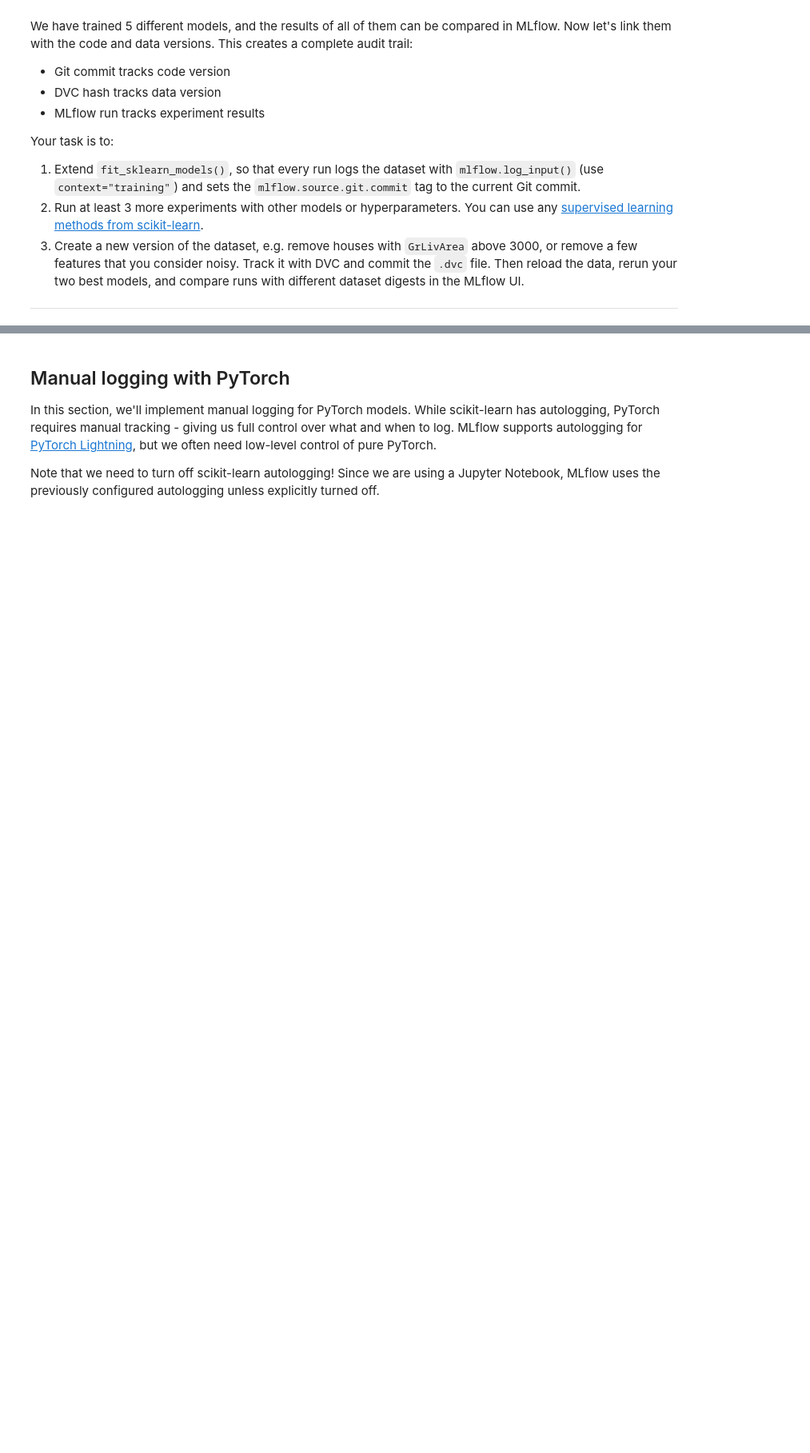
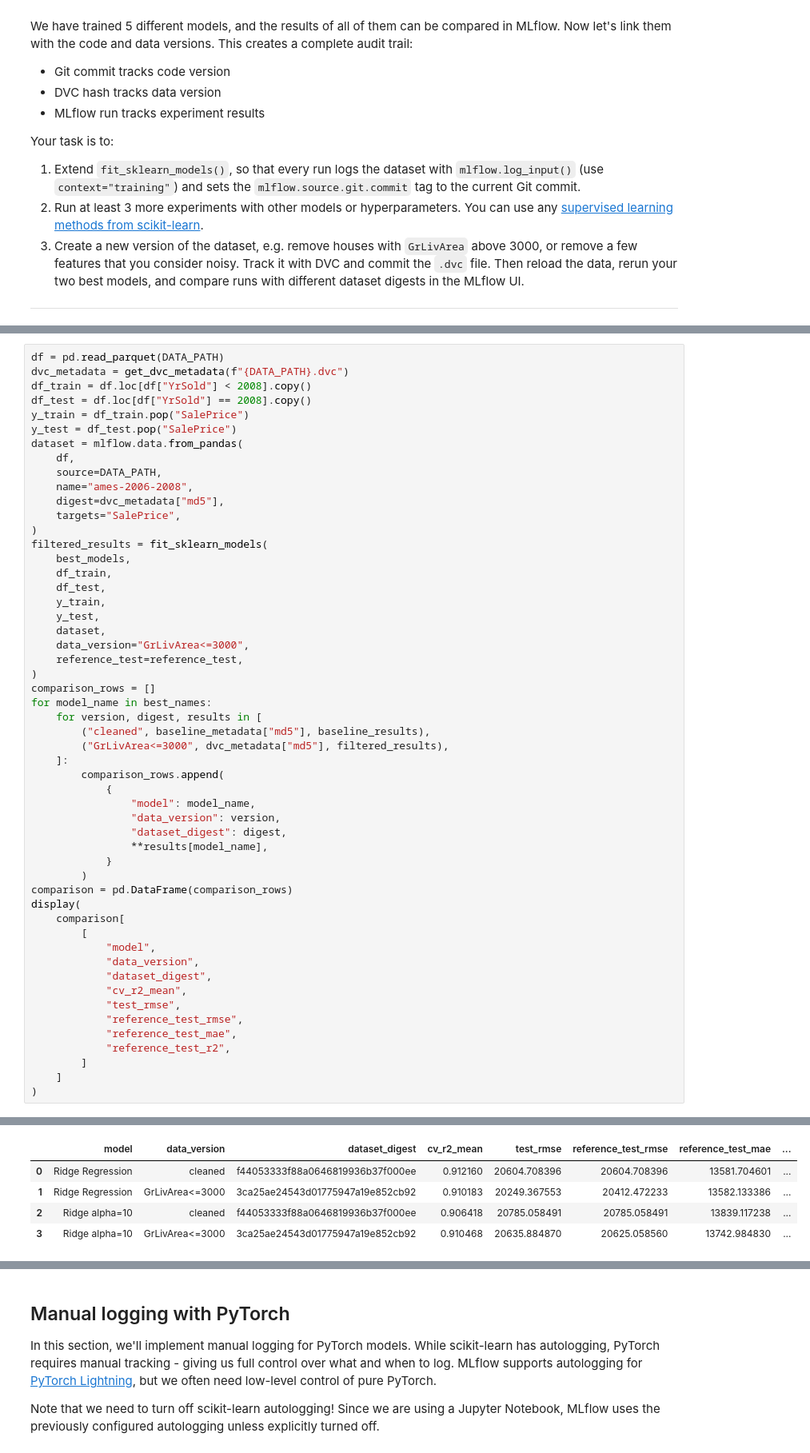
Before and after one commit to AndreRab/MLOPS, a Jupyter notebook: lab05/LAB_INSTRUCTION_2_MLFLOW.ipynb, the cells around one changed output, grey strips where cells are left out. Shown at 80% size. Cells and saved outputs as stored; diff of their text form; blank space fills up the shorter version.

```diff
--- a/lab05/LAB_INSTRUCTION_2_MLFLOW.ipynb
+++ b/lab05/LAB_INSTRUCTION_2_MLFLOW.ipynb
@@ -424,0 +687,54 @@ Your task is to:
+# %%
+df = pd.read_parquet(DATA_PATH)
+dvc_metadata = get_dvc_metadata(f"{DATA_PATH}.dvc")
+df_train = df.loc[df["YrSold"] < 2008].copy()
+df_test = df.loc[df["YrSold"] == 2008].copy()
+y_train = df_train.pop("SalePrice")
+y_test = df_test.pop("SalePrice")
+dataset = mlflow.data.from_pandas(
+    df,
+    source=DATA_PATH,
+    name="ames-2006-2008",
+    digest=dvc_metadata["md5"],
+    targets="SalePrice",
+)
+filtered_results = fit_sklearn_models(
+    best_models,
+    df_train,
+    df_test,
+    y_train,
+    y_test,
+    dataset,
+    data_version="GrLivArea<=3000",
+    reference_test=reference_test,
+)
+comparison_rows = []
+for model_name in best_names:
+    for version, digest, results in [
+        ("cleaned", baseline_metadata["md5"], baseline_results),
+        ("GrLivArea<=3000", dvc_metadata["md5"], filtered_results),
+    ]:
+        comparison_rows.append(
+            {
+                "model": model_name,
+                "data_version": version,
+                "dataset_digest": digest,
+                **results[model_name],
+            }
+        )
+comparison = pd.DataFrame(comparison_rows)
+display(
+    comparison[
+        [
+            "model",
+            "data_version",
+            "dataset_digest",
+            "cv_r2_mean",
+            "test_rmse",
+            "reference_test_rmse",
+            "reference_test_mae",
+            "reference_test_r2",
+        ]
+    ]
+)
+# %% [output]
@@ -424,0 +747,5 @@ Your task is to:
+|  | model | data_version | dataset_digest | cv_r2_mean | test_rmse | reference_test_rmse | reference_test_mae | ... |
+| 0 | Ridge Regression | cleaned | f44053333f88a0646819936b37f000ee | 0.912160 | 20604.708396 | 20604.708396 | 13581.704601 | ... |
+| 1 | Ridge Regression | GrLivArea<=3000 | 3ca25ae24543d01775947a19e852cb92 | 0.910183 | 20249.367553 | 20412.472233 | 13582.133386 | ... |
+| 2 | Ridge alpha=10 | cleaned | f44053333f88a0646819936b37f000ee | 0.906418 | 20785.058491 | 20785.058491 | 13839.117238 | ... |
+| 3 | Ridge alpha=10 | GrLivArea<=3000 | 3ca25ae24543d01775947a19e852cb92 | 0.910468 | 20635.884870 | 20625.058560 | 13742.984830 | ... |
```
Also changed, not shown: parts of 30 cells of this notebook, 5 other files.
